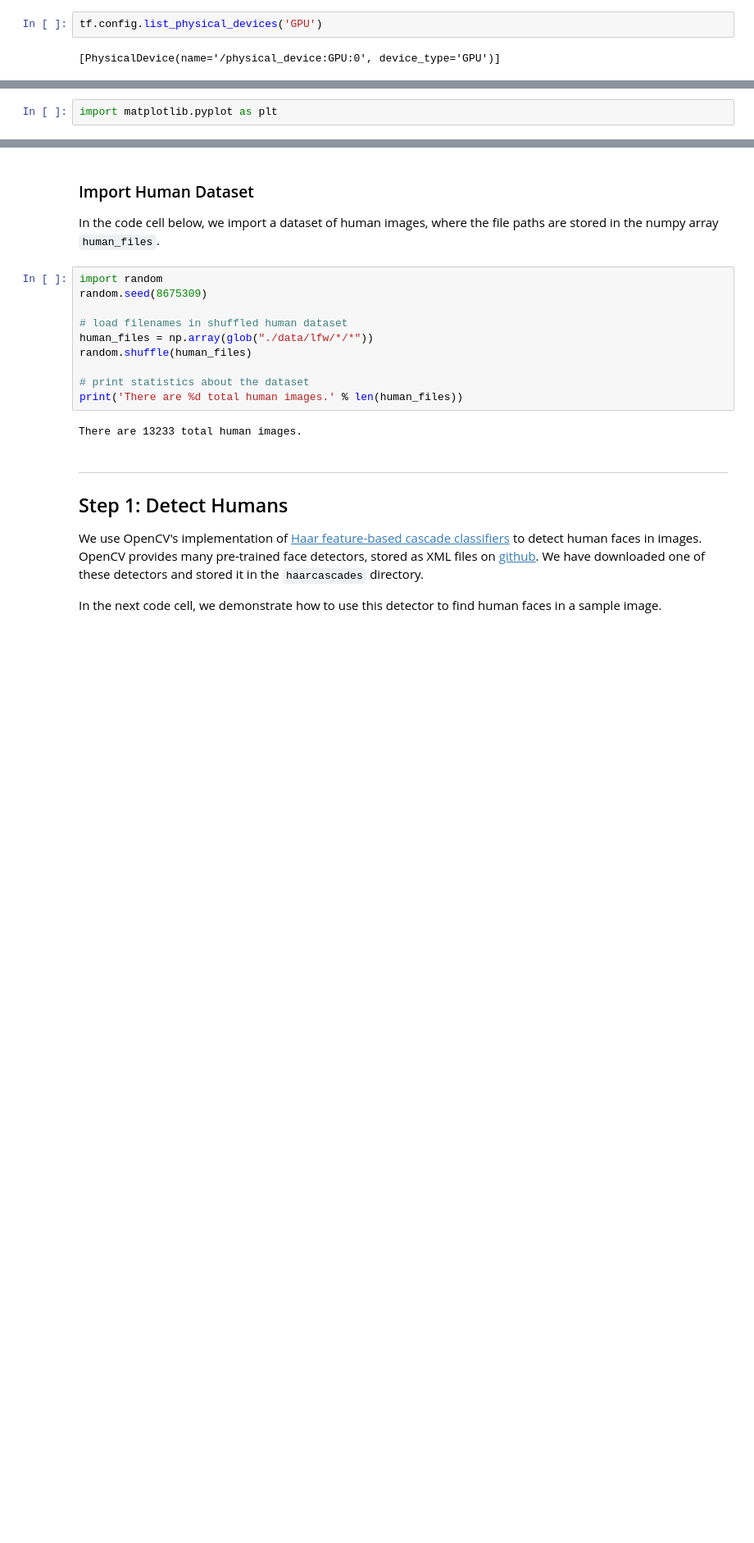
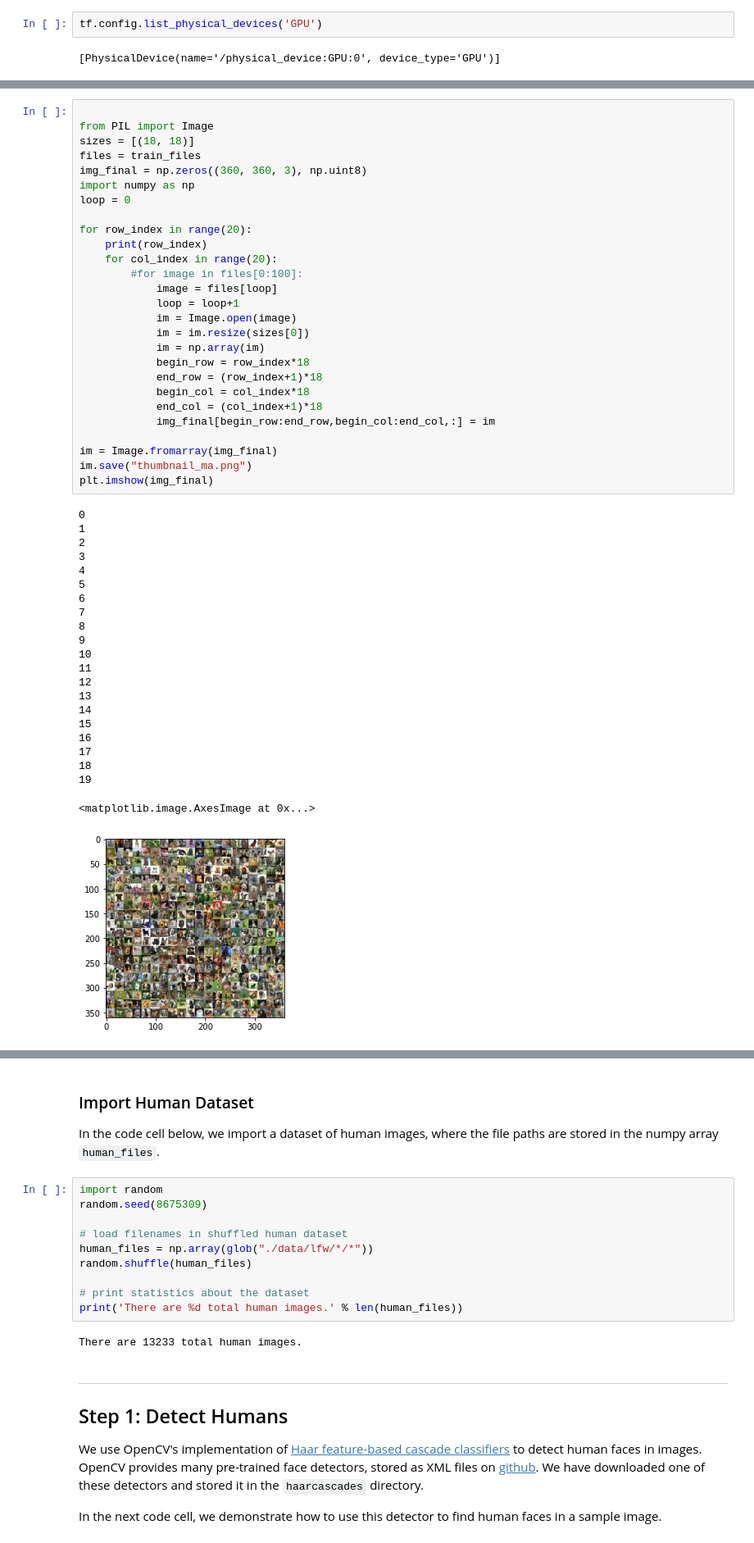
Before and after one commit to ifeelfree/dog_breed_classifier, a Jupyter notebook: dog_app.ipynb, the cells around one changed output, grey strips where cells are left out. Shown at 82% size. Drawn from its saved outputs; the diff is of its cells as text; blank space fills up the shorter version.

```diff
--- a/dog_app.ipynb
+++ b/dog_app.ipynb
@@ -183,5 +166,53 @@ There are 8351 total dog images.
 There are 6680 training dog images.
 There are 835 validation dog images.
 There are 836 test dog images.
-# %%
-import matplotlib.pyplot as plt
+# %%
+
+from PIL import Image
+sizes = [(18, 18)]
+files = train_files
+img_final = np.zeros((360, 360, 3), np.uint8)
+import numpy as np
+loop = 0
+
+for row_index in range(20):
+    print(row_index)
+    for col_index in range(20):
+        #for image in files[0:100]:
+            image = files[loop]
+            loop = loop+1
+            im = Image.open(image)
+            im = im.resize(sizes[0])
+            im = np.array(im)
+            begin_row = row_index*18
+            end_row = (row_index+1)*18
+            begin_col = col_index*18
+            end_col = (col_index+1)*18
+            img_final[begin_row:end_row,begin_col:end_col,:] = im
+
+im = Image.fromarray(img_final)
+im.save("thumbnail_ma.png")
+plt.imshow(img_final)
+# %% [output]
+0
+1
+2
+3
+4
+5
+6
+7
+8
+9
+10
+11
+12
+13
+14
+15
+16
+17
+18
+19
+<matplotlib.image.AxesImage at 0x...>
+[figure, added]
```
Also changed, not shown: parts of 12 cells of this notebook, 1 other file.
